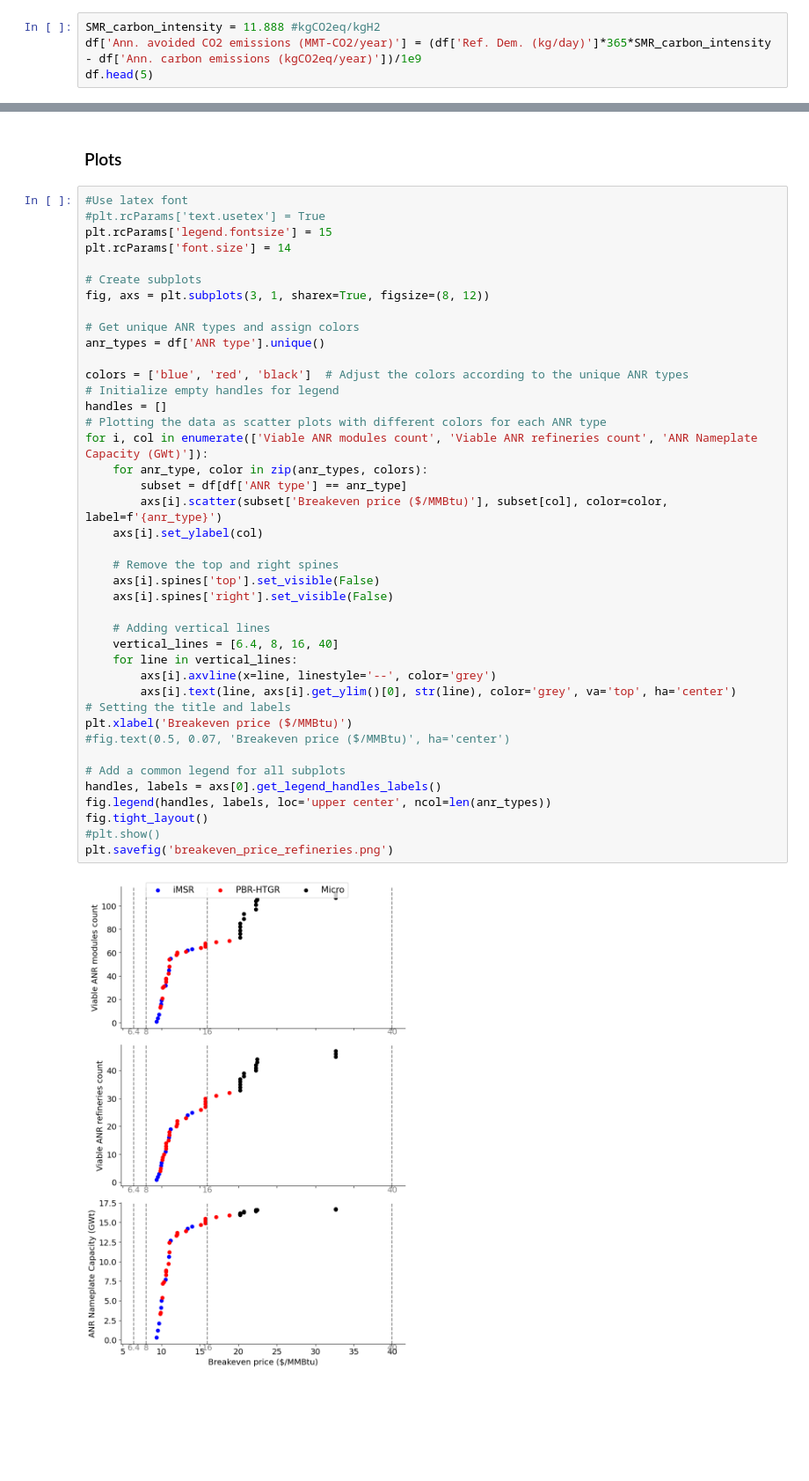
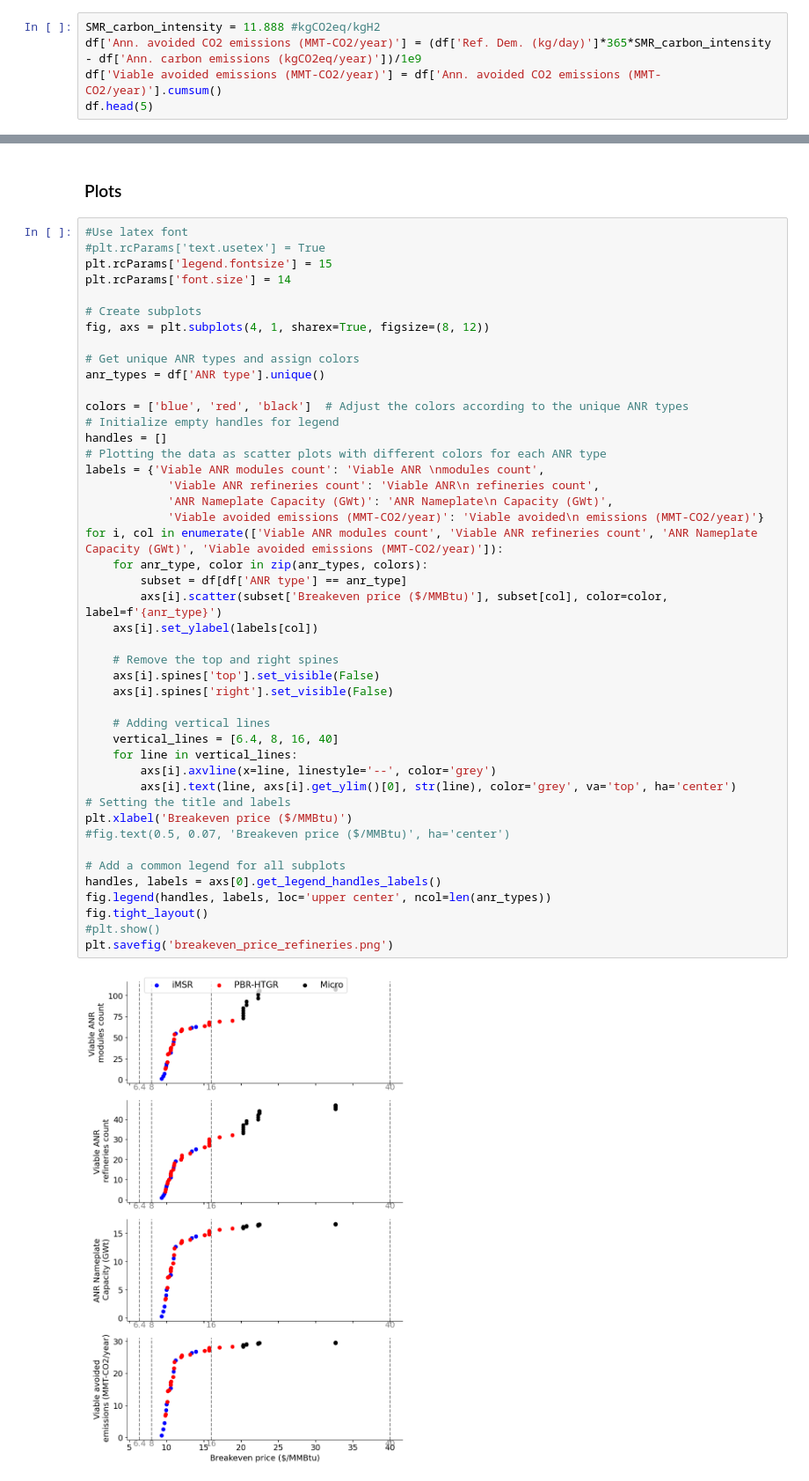
Before and after one commit to mgarrouste/SMR_deployment, a Jupyter notebook: code/pp_breakeven.ipynb, the cells around one changed output, grey strips where cells are left out. Shown at 88% size. Cells and saved outputs as stored; diff of their text form; blank space fills up the shorter version.

Commit message:
Compute avoided co2 emissions compared to sMR and plot cumulative

```diff
--- a/code/pp_breakeven.ipynb
+++ b/code/pp_breakeven.ipynb
@@ -94,6 +83,7 @@ df
 # %%
 SMR_carbon_intensity = 11.888 #kgCO2eq/kgH2
 df['Ann. avoided CO2 emissions (MMT-CO2/year)'] = (df['Ref. Dem. (kg/day)']*365*SMR_carbon_intensity - df['Ann. carbon emissions (kgCO2eq/year)'])/1e9
+df['Viable avoided emissions (MMT-CO2/year)'] = df['Ann. avoided CO2 emissions (MMT-CO2/year)'].cumsum()
 df.head(5)
 # %% [output]
 |  | ref_id | Ref. Dem. (kg/day) | Alkaline | HTSE | PEM | ANR type | # ANR modules | ... |
@@ -116,39 +106,43 @@ plt.rcParams['legend.fontsize'] = 15
 plt.rcParams['font.size'] = 14
 
 # Create subplots
-fig, axs = plt.subplots(3, 1, sharex=True, figsize=(8, 12))
+fig, axs = plt.subplots(4, 1, sharex=True, figsize=(8, 12))
 
 # Get unique ANR types and assign colors
 anr_types = df['ANR type'].unique()
 
 colors = ['blue', 'red', 'black']  # Adjust the colors according to the unique ANR types
 # Initialize empty handles for legend
 handles = []
 # Plotting the data as scatter plots with different colors for each ANR type
-for i, col in enumerate(['Viable ANR modules count', 'Viable ANR refineries count', 'ANR Nameplate Capacity (GWt)']):
+labels = {'Viable ANR modules count': 'Viable ANR \nmodules count',
+            'Viable ANR refineries count': 'Viable ANR\n refineries count',
+            'ANR Nameplate Capacity (GWt)': 'ANR Nameplate\n Capacity (GWt)',
+            'Viable avoided emissions (MMT-CO2/year)': 'Viable avoided\n emissions (MMT-CO2/year)'}
+for i, col in enumerate(['Viable ANR modules count', 'Viable ANR refineries count', 'ANR Nameplate Capacity (GWt)', 'Viable avoided emissions (MMT-CO2/year)']):
     for anr_type, color in zip(anr_types, colors):
         subset = df[df['ANR type'] == anr_type]
         axs[i].scatter(subset['Breakeven price ($/MMBtu)'], subset[col], color=color, label=f'{anr_type}')
-    axs[i].set_ylabel(col)
+    axs[i].set_ylabel(labels[col])
 
     # Remove the top and right spines
     axs[i].spines['top'].set_visible(False)
     axs[i].spines['right'].set_visible(False)
 
     # Adding vertical lines
     vertical_lines = [6.4, 8, 16, 40]
     for line in vertical_lines:
         axs[i].axvline(x=line, linestyle='--', color='grey')
         axs[i].text(line, axs[i].get_ylim()[0], str(line), color='grey', va='top', ha='center')
 # Setting the title and labels
 plt.xlabel('Breakeven price ($/MMBtu)')
 #fig.text(0.5, 0.07, 'Breakeven price ($/MMBtu)', ha='center')
 
 # Add a common legend for all subplots
 handles, labels = axs[0].get_legend_handles_labels()
 fig.legend(handles, labels, loc='upper center', ncol=len(anr_types))
 fig.tight_layout()
 #plt.show()
 plt.savefig('breakeven_price_refineries.png')
 # %% [output]
-[figure, old version]
+[figure, new version]
```
Also changed, not shown: parts of 1 cell of this notebook.
